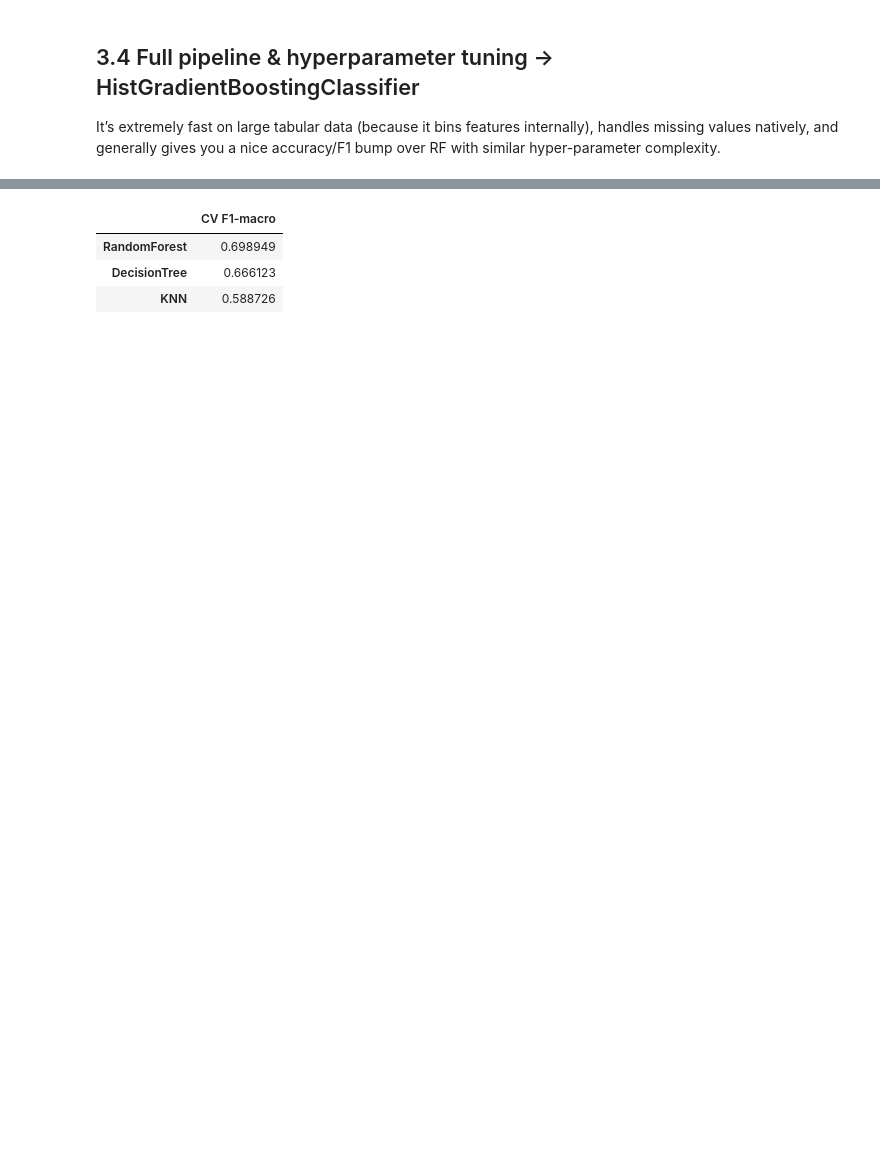
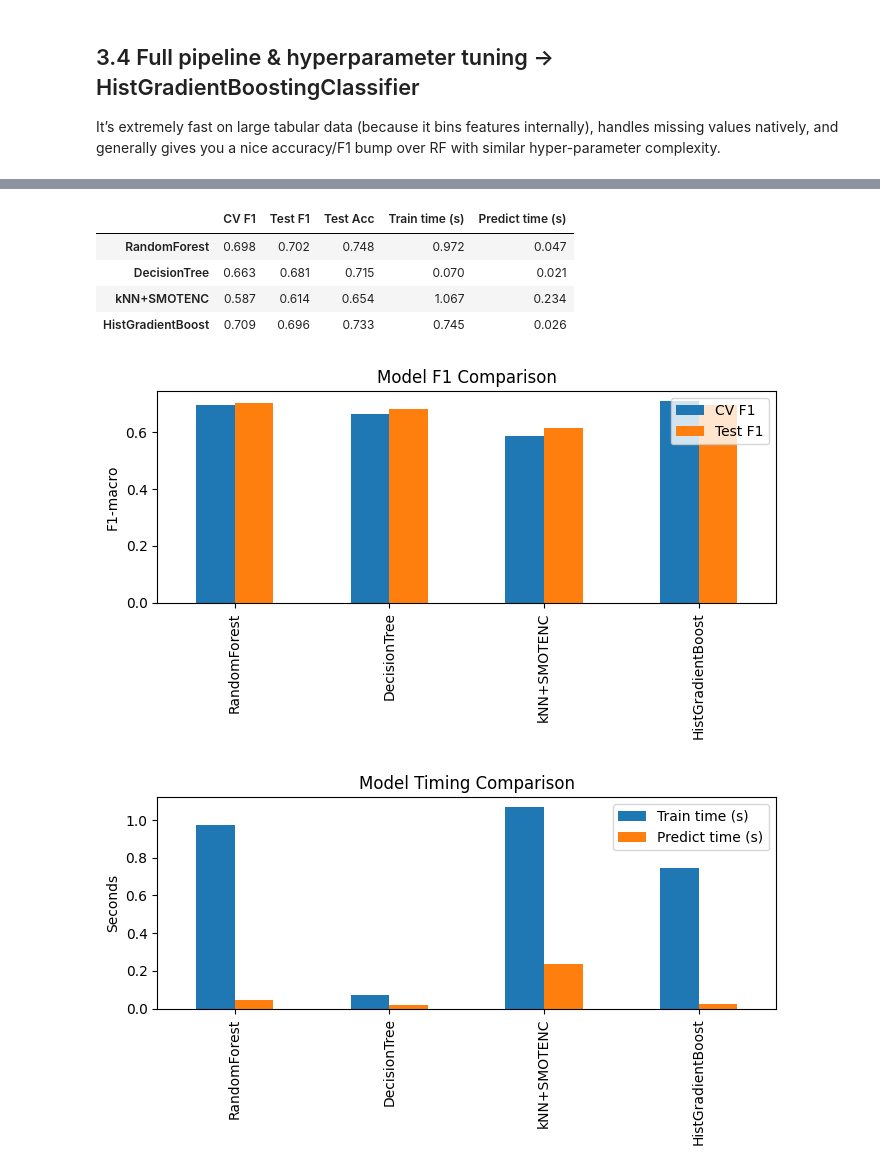
Before and after one commit to 21RM/Y3S2-AI-Proj2, a Jupyter notebook: notebooks/02_preprocessing_and_modeling.ipynb, the cells around one changed output, grey strips where cells are left out. Cells and saved outputs as stored; diff of their text form; code cells hidden in the pictures; blank space fills up the shorter version.

```diff
--- a/notebooks/02_preprocessing_and_modeling.ipynb
+++ b/notebooks/02_preprocessing_and_modeling.ipynb
@@ -463,6 +536,23 @@ hgb_search.fit(
 print("Best HGB params:",  hgb_search.best_params_)
 print("Best CV f1_macro:", hgb_search.best_score_)
 
+hgb_pred = hgb_search.best_estimator_.predict(X_test)
+hgb_f1   = f1_score(y_test, hgb_pred, average='macro')
+
+print(f"HGB  Test F1-macro: {hgb_f1:.3f}")
+
+hgb_acc = accuracy_score(y_test, hgb_search.best_estimator_.predict(X_test))
+print(f"HGB  Test accuracy: {hgb_acc:.3f}")
+
+# Measure mean train & predict times for HGB via our helper
+
+hgb_fit_t, hgb_pred_t = time_model(
+    hgb_search.best_estimator_, X_train, y_train
+)
+print(f"HGB mean train time:   {hgb_fit_t:.3f} s")
+print(f"HGB mean predict time: {hgb_pred_t:.3f} s")
+
+
 # 6) Evaluate on test set
 best_hgb = hgb_search.best_estimator_
 y_pred   = best_hgb.predict(X_test)
@@ -503,15 +590,27 @@ Next, we’ll collect their best CV F1-macro into a small table, choose the best
 # %%
-import pandas as pd
+summary = pd.DataFrame({
+    'CV F1':           [rf_search.best_score_,
+                        dt_search.best_score_,
+                        knn_search.best_score_,
+                        hgb_search.best_score_],
+    'Test F1':         [rf_f1, dt_f1, knn_f1, hgb_f1],
+    'Test Acc':        [rf_acc, dt_acc, knn_acc, hgb_acc],
+    'Train time (s)':  [rf_fit_t, dt_fit_t, knn_fit_t, hgb_fit_t],
+    'Predict time (s)':[rf_pred_t, dt_pred_t, knn_pred_t, hgb_pred_t]
+}, index=['RandomForest','DecisionTree','kNN+SMOTENC','HistGradientBoost']).round(3)
 
-cv_comparison = pd.DataFrame({
-    'RandomForest': [rf_search.best_score_],
-    'DecisionTree': [dt_search.best_score_],
-    'KNN':          [knn_search.best_score_]
-}, index=['CV F1-macro']).T
+display(summary)
 
-cv_comparison
+summary[['CV F1','Test F1']].plot.bar(figsize=(7,4))
+plt.ylabel('F1-macro'); plt.title('Model F1 Comparison'); plt.tight_layout(); plt.show()
+
+summary[['Train time (s)','Predict time (s)']].plot.bar(figsize=(7,4))
+plt.ylabel('Seconds'); plt.title('Model Timing Comparison'); plt.tight_layout(); plt.show()
 # %% [output]
-|  | CV F1-macro |
-| RandomForest | 0.698949 |
-| DecisionTree | 0.666123 |
-| KNN | 0.588726 |
+|  | CV F1 | Test F1 | Test Acc | Train time (s) | Predict time (s) |
+| RandomForest | 0.698 | 0.702 | 0.748 | 0.972 | 0.047 |
+| DecisionTree | 0.663 | 0.681 | 0.715 | 0.070 | 0.021 |
+| kNN+SMOTENC | 0.587 | 0.614 | 0.654 | 1.067 | 0.234 |
+| HistGradientBoost | 0.709 | 0.696 | 0.733 | 0.745 | 0.026 |
+[figure, added]
+[figure, added]
```
Also changed, not shown: parts of 18 cells of this notebook, 1 other file.
